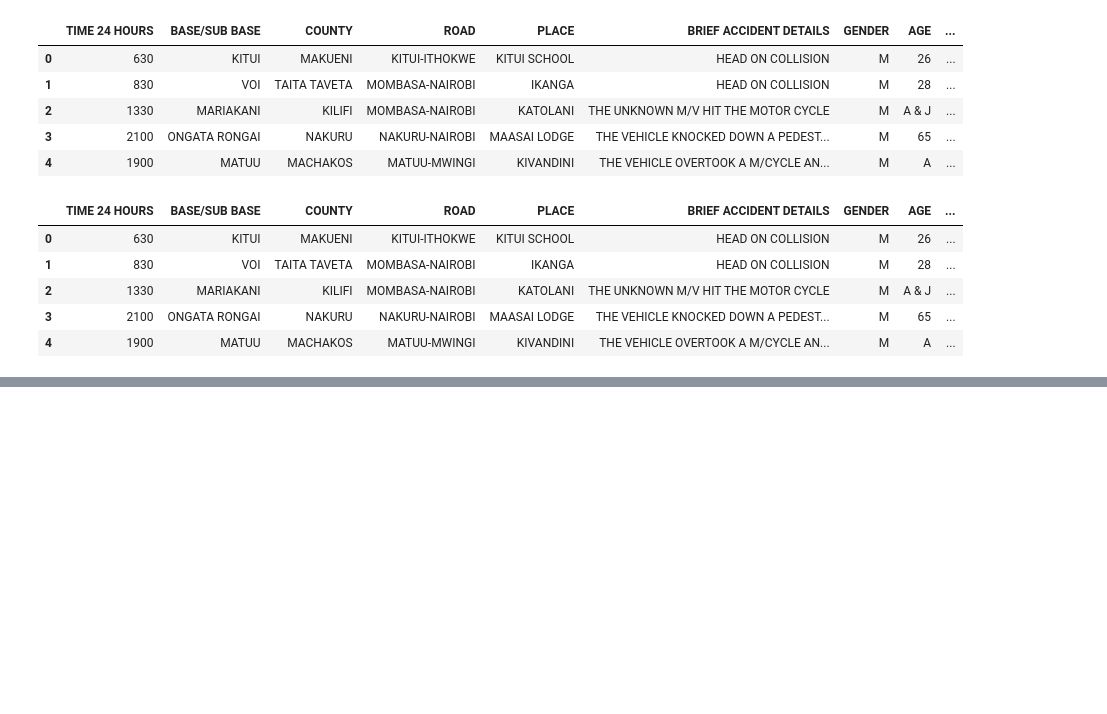
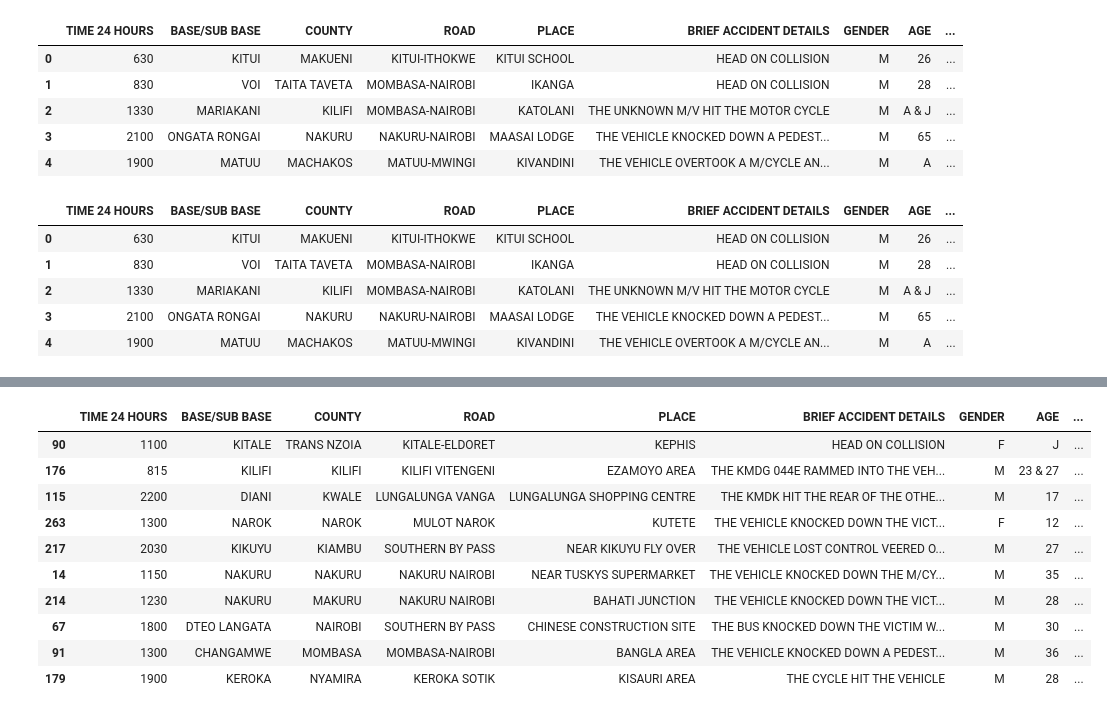
Before and after one commit to jinef-john/Kenya-Analytics, a Jupyter notebook: kenya_accidents.ipynb, the cells around one changed output, grey strips where cells are left out. Saved outputs shown, nothing was run; the diff lists cells and outputs as text; code cells hidden in the pictures; blank space fills up the shorter version.

```diff
--- a/kenya_accidents.ipynb
+++ b/kenya_accidents.ipynb
@@ -46,0 +80,6 @@ Name: 0, dtype: object
+# %%
+# 98.0 is the most common cause code. So we can fill the null values with 98.0 because we are assuming that the null values are the same as the most common cause code
+#df['CAUSE CODE'].fillna(98.0, inplace=True)
+# Most will say the above code is a bad practice of programming. So lets try another way
+df['CAUSE CODE'] = df['CAUSE CODE'].fillna(98.0)
+df.isnull().sum()
@@ -46,0 +146,14 @@ Name: 0, dtype: object
+# %%
+df.sample(10)
+# %% [output]
+|  | TIME 24 HOURS | BASE/SUB BASE | COUNTY | ROAD | PLACE | BRIEF ACCIDENT DETAILS | GENDER | AGE | ... |
+| 90 | 1100 | KITALE | TRANS NZOIA | KITALE-ELDORET | KEPHIS | HEAD ON COLLISION | F | J | ... |
+| 176 | 815 | KILIFI | KILIFI | KILIFI VITENGENI | EZAMOYO AREA | THE KMDG 044E RAMMED INTO THE VEH... | M | 23 & 27 | ... |
+| 115 | 2200 | DIANI | KWALE | LUNGALUNGA VANGA | LUNGALUNGA SHOPPING CENTRE | THE KMDK HIT THE REAR OF THE OTHE... | M | 17 | ... |
+| 263 | 1300 | NAROK | NAROK | MULOT NAROK | KUTETE | THE VEHICLE KNOCKED DOWN THE VICT... | F | 12 | ... |
+| 217 | 2030 | KIKUYU | KIAMBU | SOUTHERN BY PASS | NEAR KIKUYU FLY OVER | THE VEHICLE LOST CONTROL VEERED O... | M | 27 | ... |
+| 14 | 1150 | NAKURU | NAKURU | NAKURU NAIROBI | NEAR TUSKYS SUPERMARKET | THE VEHICLE KNOCKED DOWN THE M/CY... | M | 35 | ... |
+| 214 | 1230 | NAKURU | MAKURU | NAKURU NAIROBI | BAHATI JUNCTION | THE VEHICLE KNOCKED DOWN THE VICT... | M | 28 | ... |
+| 67 | 1800 | DTEO LANGATA | NAIROBI | SOUTHERN BY PASS | CHINESE CONSTRUCTION SITE | THE BUS KNOCKED DOWN THE VICTIM W... | M | 30 | ... |
+| 91 | 1300 | CHANGAMWE | MOMBASA | MOMBASA-NAIROBI | BANGLA AREA | THE VEHICLE KNOCKED DOWN A PEDEST... | M | 36 | ... |
+| 179 | 1900 | KEROKA | NYAMIRA | KEROKA SOTIK | KISAURI AREA | THE CYCLE HIT THE VEHICLE | M | 28 | ... |
```
Also changed, not shown: parts of 23 cells of this notebook, 1 other file.
